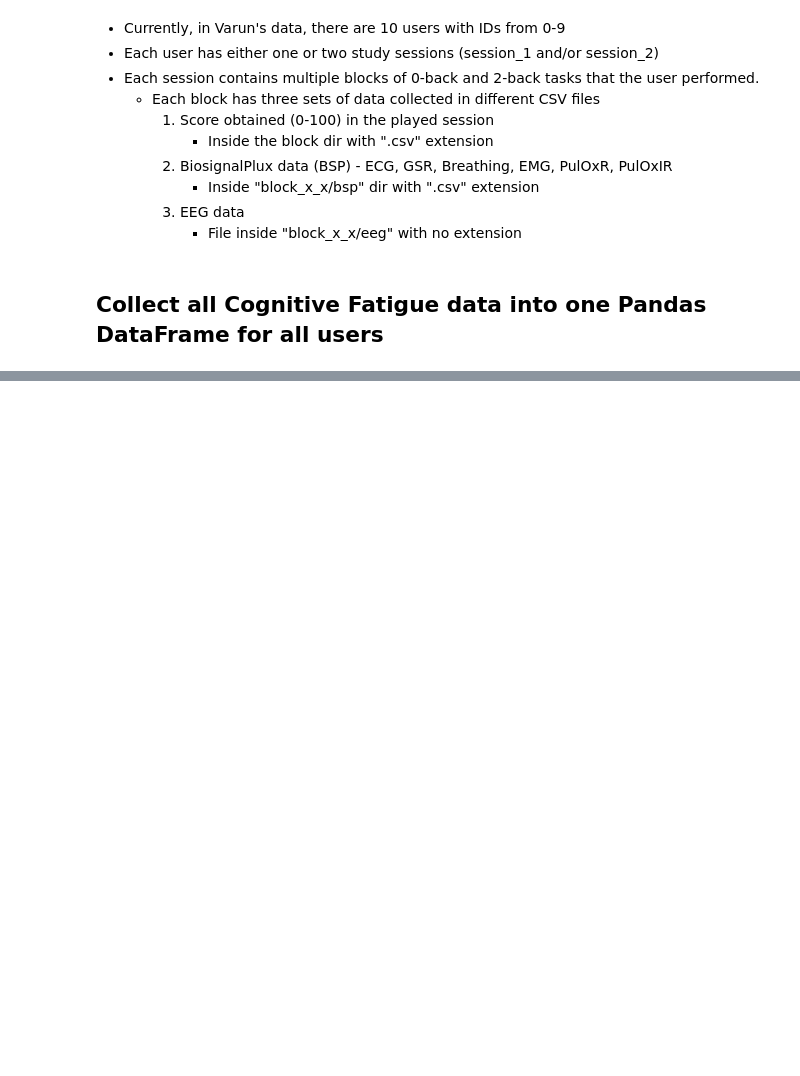
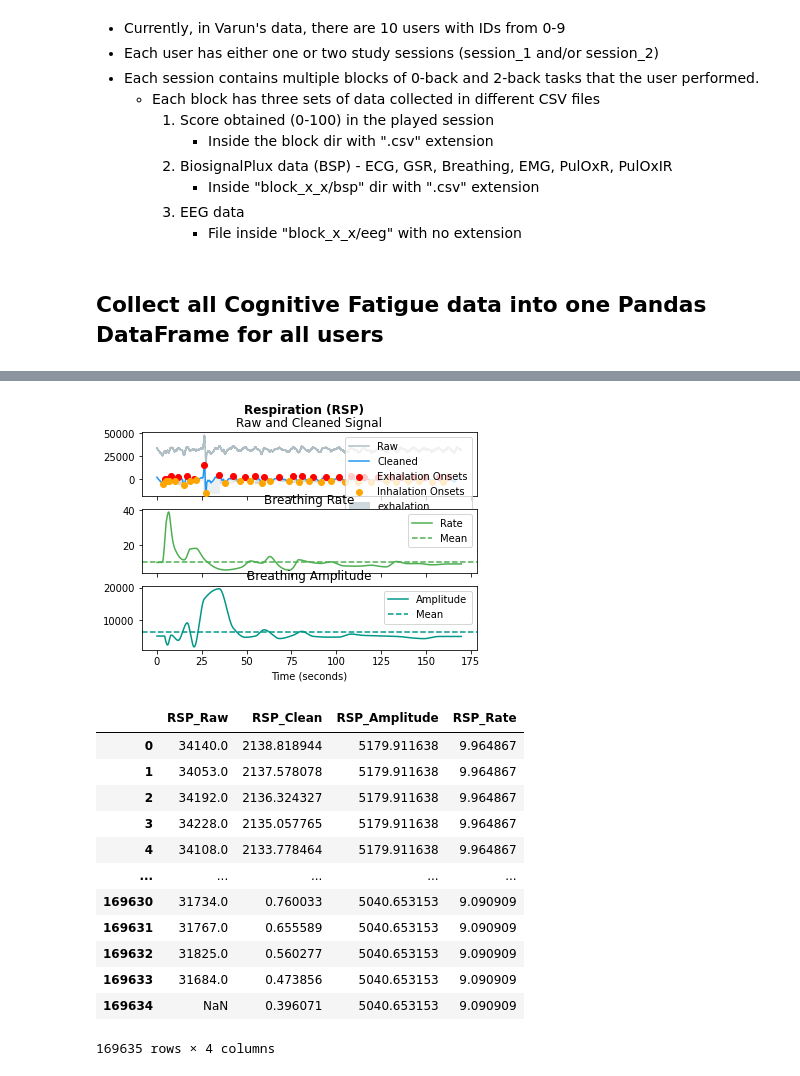
Before and after one commit to asheeshcric/VA, a Jupyter notebook: notebooks/data_analysis.ipynb, the cells around one changed output, grey strips where cells are left out. Cells and saved outputs as stored; diff of their text form; code cells hidden in the pictures; blank space fills up the shorter version.

```diff
--- a/notebooks/data_analysis.ipynb
+++ b/notebooks/data_analysis.ipynb
@@ -92,0 +110,25 @@ get_eda_features(bsp_features)
+# %%
+def get_rsp_features(bsp_data):
+    rsp_data = bsp_data['Breathing'].values
+    signals, info = nk.rsp_process(rsp_data, sampling_rate=1000)
+    nk.rsp_plot(signals, sampling_rate=1000)
+    # Select only four features from the signals (others seem to be zero for some reason)
+    rsp_features = signals[["RSP_Raw", "RSP_Clean", "RSP_Amplitude", "RSP_Rate"]]
+    return rsp_features
+# %%
+get_rsp_features(bsp_features)
+# %% [output]
+[figure, added]
+|  | RSP_Raw | RSP_Clean | RSP_Amplitude | RSP_Rate |
+| 0 | 34140.0 | 2138.818944 | 5179.911638 | 9.964867 |
+| 1 | 34053.0 | 2137.578078 | 5179.911638 | 9.964867 |
+| 2 | 34192.0 | 2136.324327 | 5179.911638 | 9.964867 |
+| 3 | 34228.0 | 2135.057765 | 5179.911638 | 9.964867 |
+| 4 | 34108.0 | 2133.778464 | 5179.911638 | 9.964867 |
+| ... | ... | ... | ... | ... |
+| 169630 | 31734.0 | 0.760033 | 5040.653153 | 9.090909 |
+| 169631 | 31767.0 | 0.655589 | 5040.653153 | 9.090909 |
+| 169632 | 31825.0 | 0.560277 | 5040.653153 | 9.090909 |
+| 169633 | 31684.0 | 0.473856 | 5040.653153 | 9.090909 |
+| 169634 | NaN | 0.396071 | 5040.653153 | 9.090909 |
+169635 rows × 4 columns
```
Also changed, not shown: parts of 10 cells of this notebook.
